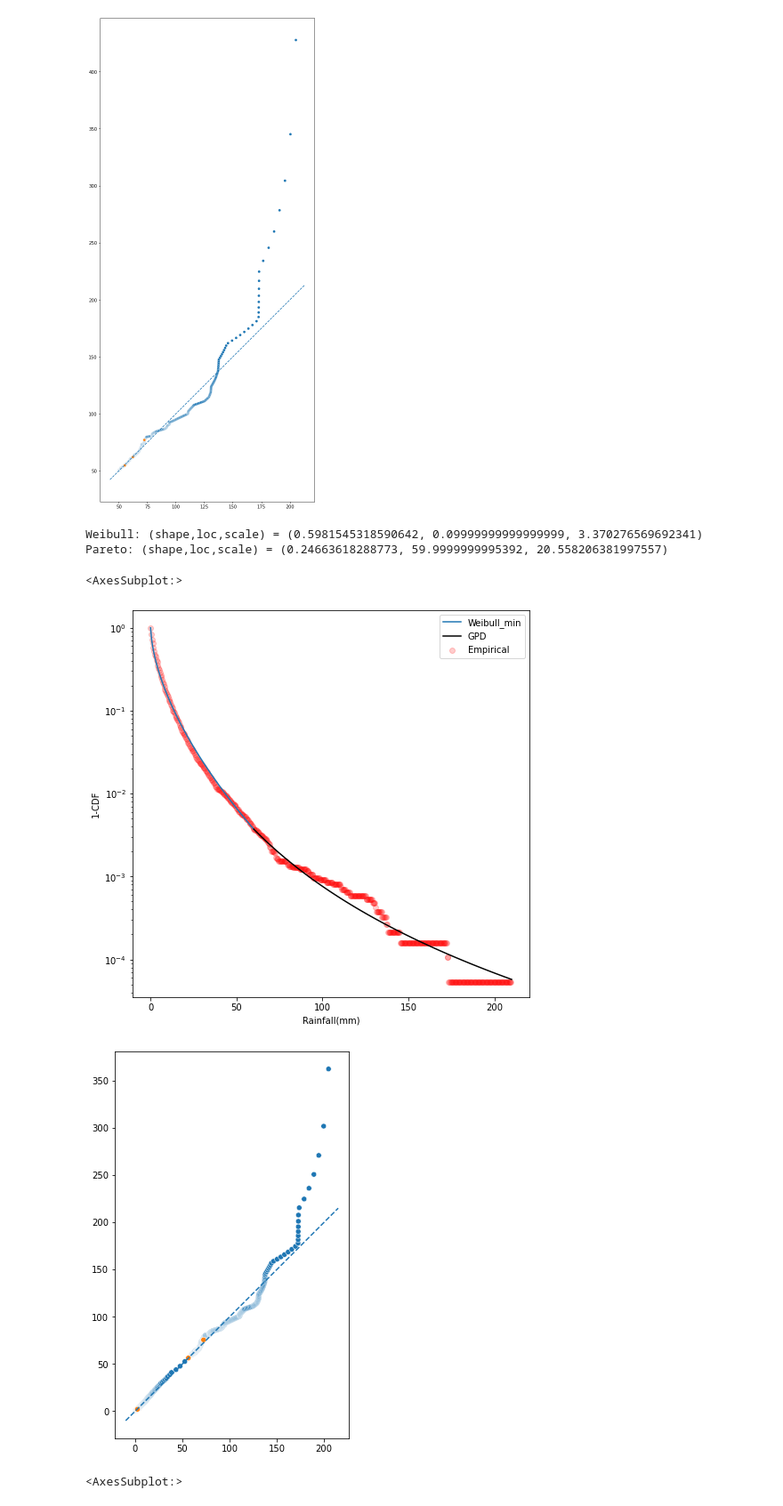
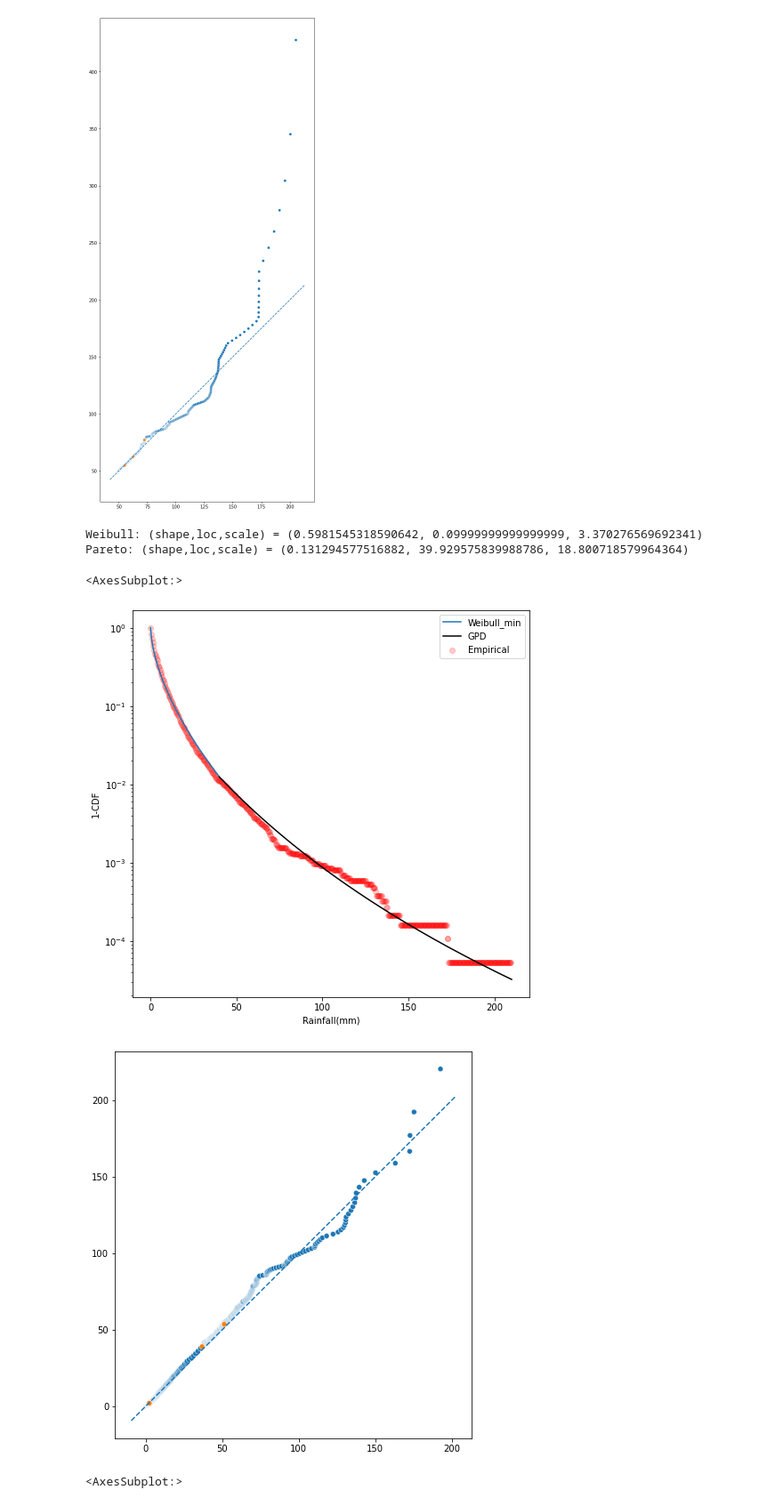
Before and after one commit to bodekerscientific/SPG, a Jupyter notebook: test_fit.ipynb, the cells around one changed output. Shown: that part at 89% size. Cells and saved outputs as stored; diff of their text form; code cells hidden in the pictures.

```diff
--- a/test_fit.ipynb
+++ b/test_fit.ipynb
@@ -156,7 +156,7 @@ def plot_growth(pred_loc, station_data : pd.DataFrame, block_size, scaler, t_pri
     plt.legend()
 # %%
 dunedin_rf = df['Amount(mm)'].values
-ext_thresh = 60
+ext_thresh = 40
 censor = 0.1 #Change Censor value here
 sample_space = np.linspace(0,np.max(dunedin_rf),500)
 weib_sample = np.linspace(0,ext_thresh,100)
@@ -176,36 +176,36 @@ acdf_p = pre_ext_cdf + stats.genpareto.cdf(ext_sample,*fit_2)*(1-pre_ext_cdf)
 plt.figure(figsize=(8, 8))
 plt.scatter(sample_space,1-ecdf,alpha = 0.2,c='r',label = "Empirical")
 plt.plot(weib_sample,1-acdf, label = "Weibull_min")
 plt.plot(ext_sample,1-acdf_p,c='k', label = "GPD")
 plt.xlabel("Rainfall(mm)")
 plt.ylabel("1-CDF")
 plt.yscale('log')
 plt.legend()
 
 print(f"Weibull: (shape,loc,scale) = {fit}")
 print(f"Pareto: (shape,loc,scale) = {fit_2}")
 
 
 
 non_ext_probs = np.linspace(0,pre_ext_cdf,500,endpoint=False)
 ext_probs = np.linspace(pre_ext_cdf,1,500,endpoint=False)
 pareto_probs = (ext_probs - pre_ext_cdf)/(1-pre_ext_cdf)
 
 rf_q = np.quantile(censored_rf,np.append(non_ext_probs,ext_probs,axis=0))
 
 non_ext_pred_q = dist.ppf(non_ext_probs,*fit)
 ext_pred_q = stats.genpareto.ppf(pareto_probs,*fit_2)
 
 pred_q = np.append(non_ext_pred_q,ext_pred_q,axis=0)
 
 plt.figure(figsize=(8, 8))
 qqplot(rf_q,pred_q)
 # %% [output]
 Weibull: (shape,loc,scale) = (0.5981545318590642, 0.09999999999999999, 3.370276569692341)
-Pareto: (shape,loc,scale) = (0.24663618288773, 59.9999999995392, 20.558206381997557)
+Pareto: (shape,loc,scale) = (0.131294577516882, 39.929575839988786, 18.800718579964364)
 <AxesSubplot:>
-[figure, old version]
+[figure, new version]
-[figure, old version]
+[figure, new version]
 # %%
 #QQ plot:
 # %% [output]
```
